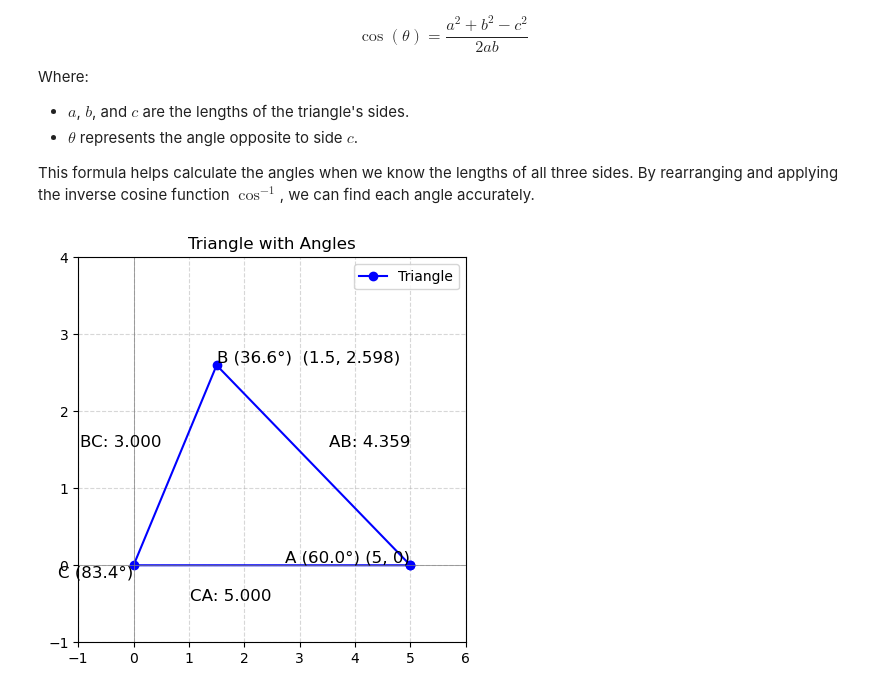
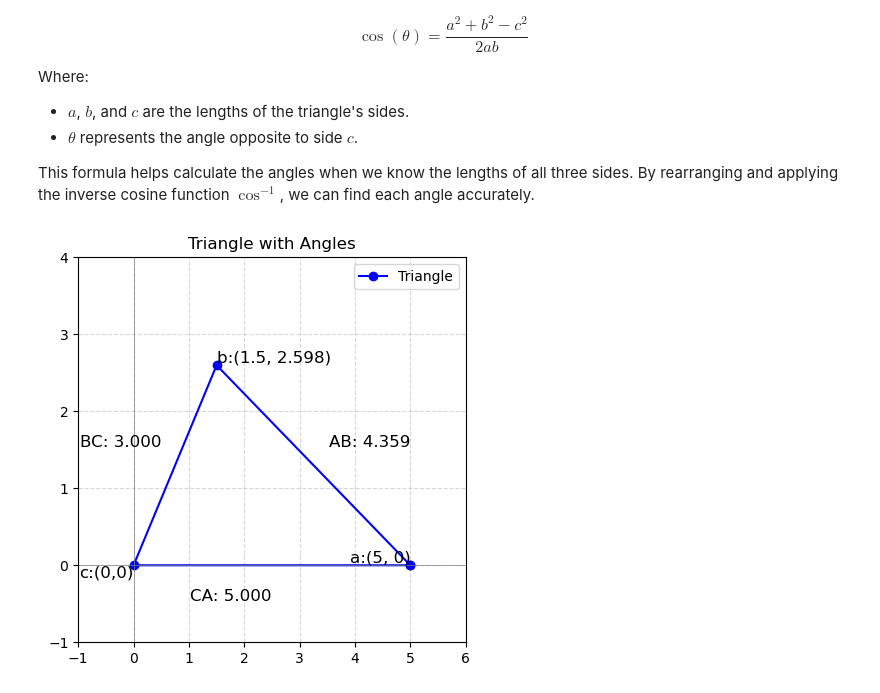
Before and after one commit to progressivepull/Math-Deep-Dives, a Jupyter notebook: dot_product_practice.ipynb, the cells around one changed output. Saved outputs shown, nothing was run; the diff lists cells and outputs as text; code cells hidden in the pictures.

```diff
--- a/dot_product_practice.ipynb
+++ b/dot_product_practice.ipynb
@@ -38,43 +40,41 @@ def calculate_angle(A, B, C):
     angle_rad = np.arccos((BC**2 + CA**2 - AB**2) / (2 * BC * CA))
     return np.degrees(angle_rad)
 
-# Calculate angles at each vertex
-angle_A = calculate_angle(a, b, c)
-angle_B = calculate_angle(b, c, a)
-angle_C = calculate_angle(c, a, b)
 
 # Create triangle edges
 triangle = np.array([a, b, c, a])  # Close the shape
 
 # Plot the triangle
 plt.figure(figsize=(5,5))
 plt.plot(triangle[:, 0], triangle[:, 1], 'bo-', label='Triangle')
-plt.text(*a, f'A ({angle_A:.1f}°) (5, 0)', fontsize=12, verticalalignment='bottom', horizontalalignment='right')
-plt.text(*b, f'B ({angle_B:.1f}°)  (1.5, 2.598)', fontsize=12, verticalalignment='bottom', horizontalalignment='left')
-plt.text(*c, f'C ({angle_C:.1f}°)', fontsize=12, verticalalignment='top', horizontalalignment='right')
+
+plt.text(*a, f'a:(5, 0)', fontsize=12, verticalalignment='bottom', horizontalalignment='right')
+plt.text(*b, f'b:(1.5, 2.598)', fontsize=12, verticalalignment='bottom', horizontalalignment='left')
+plt.text(*c, f'c:(0,0)', fontsize=12, verticalalignment='top', horizontalalignment='right')
+
 
 # Calculate the side lengths
 side_AB = np.linalg.norm(b - a)
 side_BC = np.linalg.norm(c - b)
 side_CA = np.linalg.norm(a - c)
 
 # label the sides
 ab = np.array([5, 1.5])
 bc = np.array([.5, 1.5])
 ca = np.array([2.5,-.5])
 
 plt.text(*ab, f"AB: {side_AB:.3f}", fontsize=12, verticalalignment='bottom', horizontalalignment='right')
 plt.text(*bc, f"BC: {side_BC:.3f}", fontsize=12, verticalalignment='bottom', horizontalalignment='right')
 plt.text(*ca, f"CA: {side_CA:.3f}", fontsize=12, verticalalignment='bottom', horizontalalignment='right')
 
 
 plt.xlim(-1, 6)
 plt.ylim(-1, 4)
 plt.axhline(0, color='grey', linewidth=0.5)
 plt.axvline(0, color='grey', linewidth=0.5)
 plt.grid(True, linestyle="--", alpha=0.5)
 plt.legend()
 plt.title("Triangle with Angles")
 plt.show()
 # %% [output]
-[figure, old version]
+[figure, new version]
```
Also changed, not shown: parts of 8 cells of this notebook.
